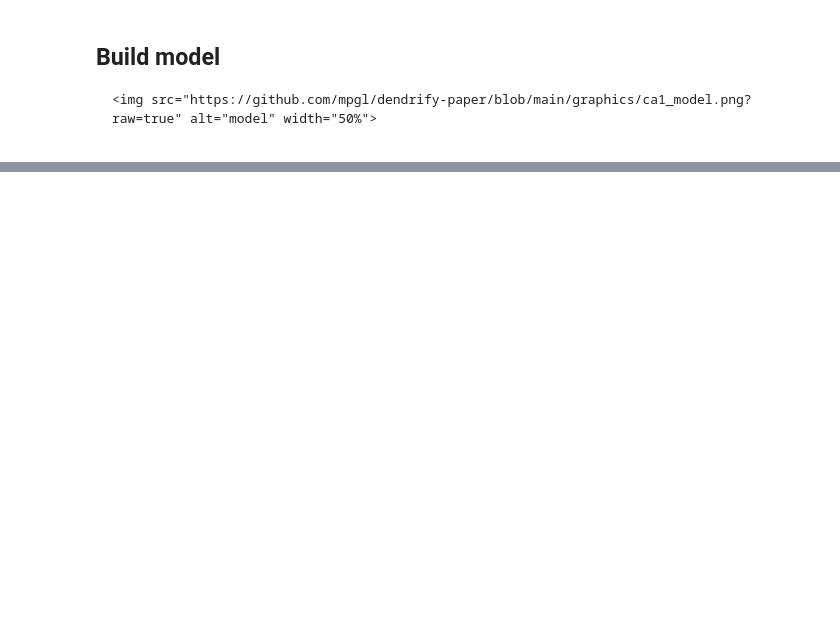
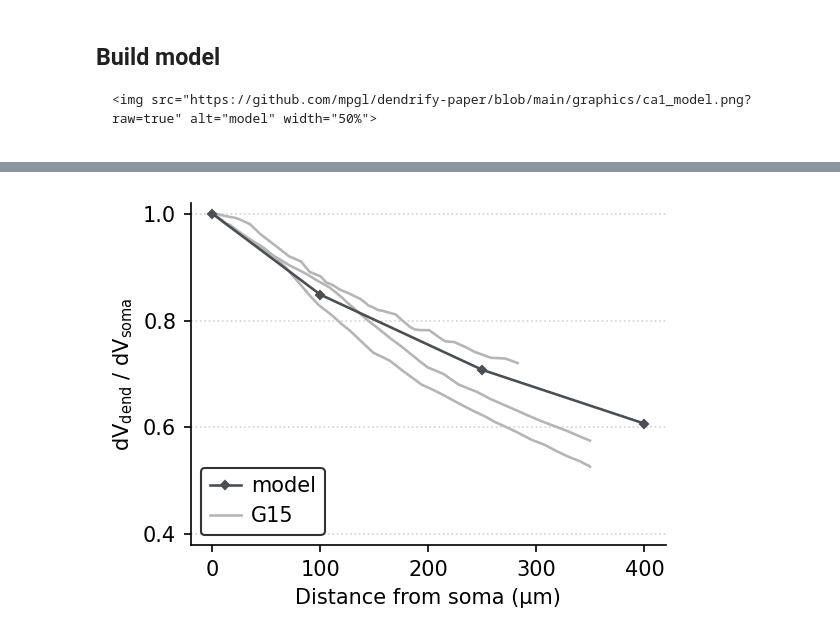
Before and after one commit to mpgl/dendrify-old-see-readme, a Jupyter notebook: Fig6-notebook.ipynb, the cells around one changed output, grey strips where cells are left out. Cells and saved outputs as stored; diff of their text form; code cells hidden in the pictures; blank space fills up the shorter version.

```diff
--- a/Fig6-notebook.ipynb
+++ b/Fig6-notebook.ipynb
@@ -80,0 +350,29 @@ b.rcParams.update(params)
+# %%
+# @title Plot steady state attenuation
+# experimental data from golding et al:
+with open('other/Cell_1.csv') as c1, \
+     open('other/Cell_2.csv') as c2, \
+     open('other/Cell_3.csv') as c3:
+
+    cell_1 = b.loadtxt(c1, delimiter=',')
+    cell_2 = b.loadtxt(c2, delimiter=',')
+    cell_3 = b.loadtxt(c3, delimiter=',')
+
+# analyse model data:
+dv = abs(b.array([vs[1], vp[1], vm[1], vd[1]]).min(axis=1) + 65)
+dv_dvsoma = dv / dv[0]
+
+fig, ax = b.subplots(figsize=[4,3])
+ax.plot([0, 100, 250, 400], dv_dvsoma, 'D-', label='model', c=graphite, zorder=3)
+ax.plot(b.sort(cell_1[:,0]), -b.sort(-cell_1[:,1]), c=light_gray, label='G15')
+ax.plot(b.sort(cell_2[:,0]), -b.sort(-cell_2[:,1]), c=light_gray)
+ax.plot(b.sort(cell_3[:,0]), -b.sort(-cell_3[:,1]), c=light_gray)
+ax.legend(loc='lower left')
+ax.set_ylim(bottom=.38, top=1.02)
+ax.set_ylabel(r'$dV_{dend}$ / $dV_{soma}$')
+ax.set_xlabel('Distance from soma (μm)')
+ax.set_yticks(b.arange(.4, 1.2, .2))
+ax.yaxis.grid(zorder=0)
+fig.tight_layout()
+# %% [output]
+[figure, added]
```
Also changed, not shown: parts of 18 cells of this notebook.
